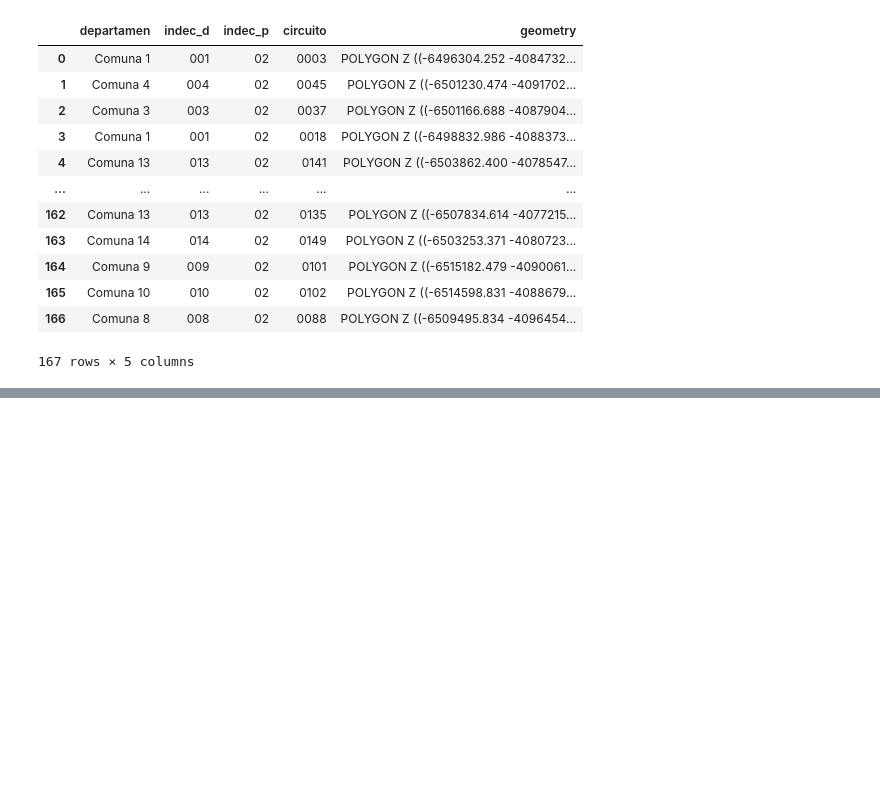
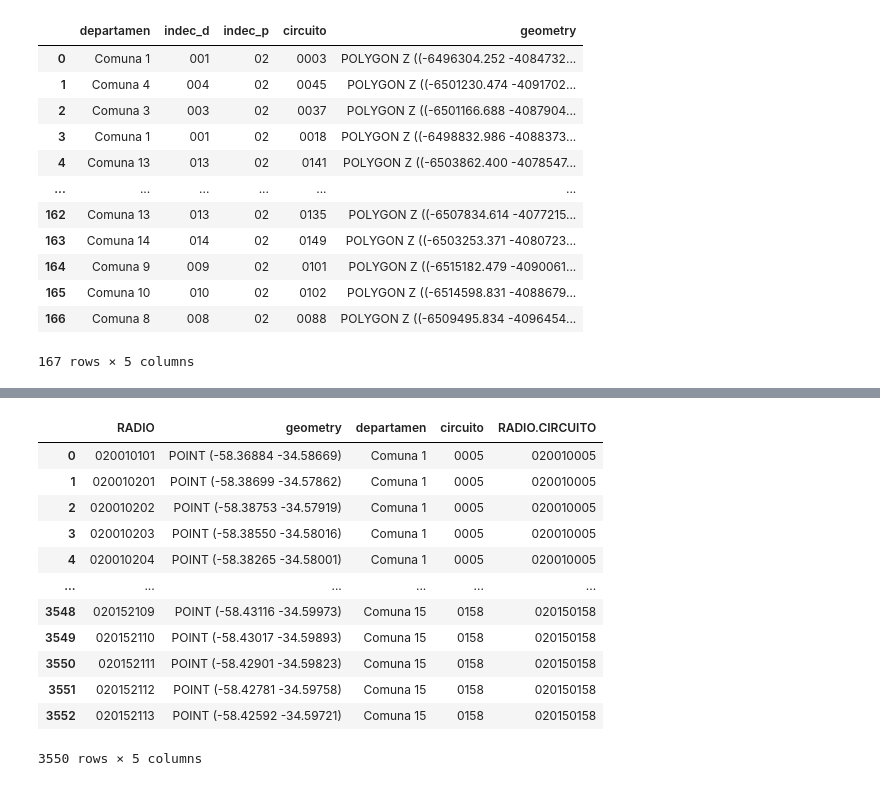
Before and after one commit to JocMB/MET4OP---Trabajo-Final, a Jupyter notebook: RadioCircuito.ipynb, the cells around one changed output, grey strips where cells are left out. Saved outputs shown, nothing was run; the diff lists cells and outputs as text; code cells hidden in the pictures; blank space fills up the shorter version.

```diff
--- a/RadioCircuito.ipynb
+++ b/RadioCircuito.ipynb
@@ -140,0 +236,19 @@ HAY QUE AGREGAR LA COLUMNA DE ESTE DF AL OTRO
+# %%
+#limpiamos el DF para dejar sólo las columnas que nos interesan
+
+spatial_join = spatial_join[["RADIO",	"geometry",	"departamen",	"circuito",	"RADIO.CIRCUITO"]]
+spatial_join
+# %% [output]
+|  | RADIO | geometry | departamen | circuito | RADIO.CIRCUITO |
+| 0 | 020010101 | POINT (-58.36884 -34.58669) | Comuna 1 | 0005 | 020010005 |
+| 1 | 020010201 | POINT (-58.38699 -34.57862) | Comuna 1 | 0005 | 020010005 |
+| 2 | 020010202 | POINT (-58.38753 -34.57919) | Comuna 1 | 0005 | 020010005 |
+| 3 | 020010203 | POINT (-58.38550 -34.58016) | Comuna 1 | 0005 | 020010005 |
+| 4 | 020010204 | POINT (-58.38265 -34.58001) | Comuna 1 | 0005 | 020010005 |
+| ... | ... | ... | ... | ... | ... |
+| 3548 | 020152109 | POINT (-58.43116 -34.59973) | Comuna 15 | 0158 | 020150158 |
+| 3549 | 020152110 | POINT (-58.43017 -34.59893) | Comuna 15 | 0158 | 020150158 |
+| 3550 | 020152111 | POINT (-58.42901 -34.59823) | Comuna 15 | 0158 | 020150158 |
+| 3551 | 020152112 | POINT (-58.42781 -34.59758) | Comuna 15 | 0158 | 020150158 |
+| 3552 | 020152113 | POINT (-58.42592 -34.59721) | Comuna 15 | 0158 | 020150158 |
+3550 rows × 5 columns
```
Also changed, not shown: parts of 17 cells of this notebook.
